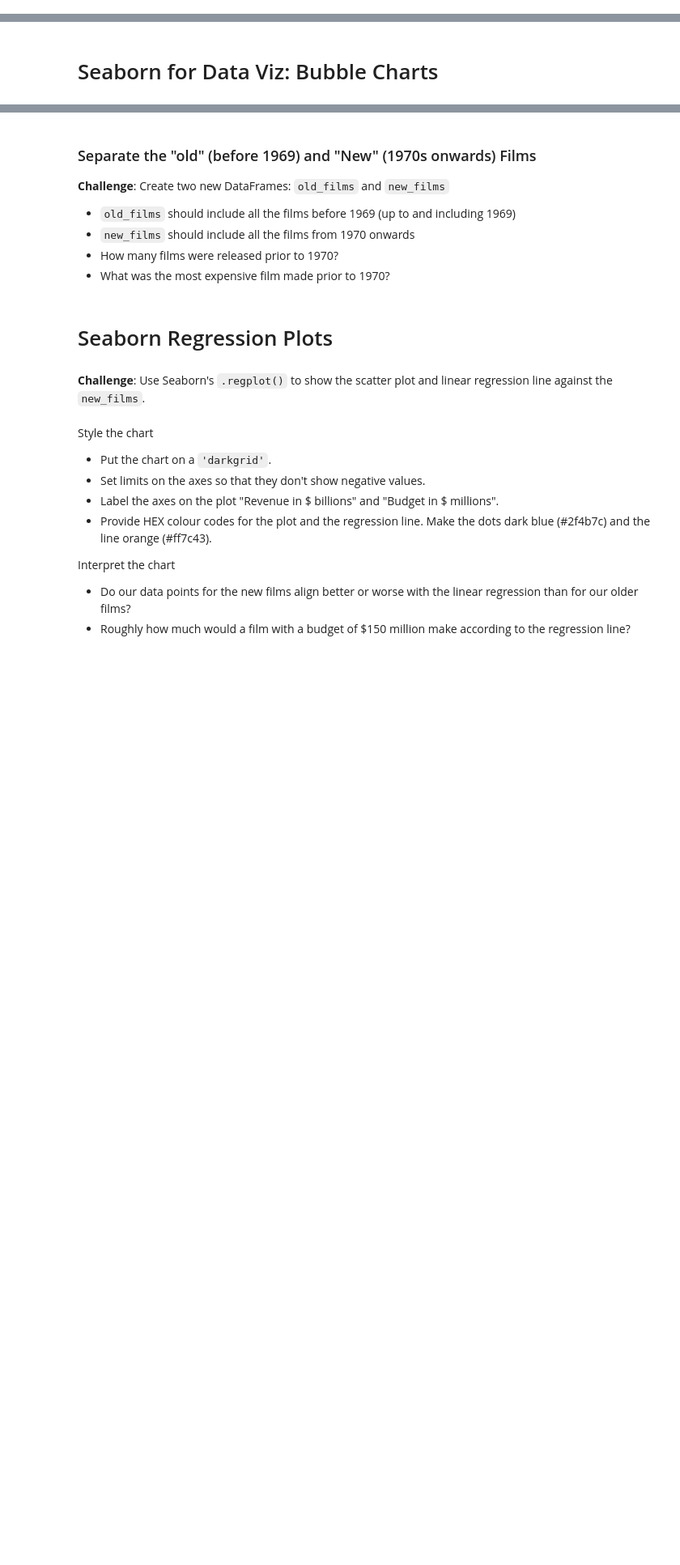
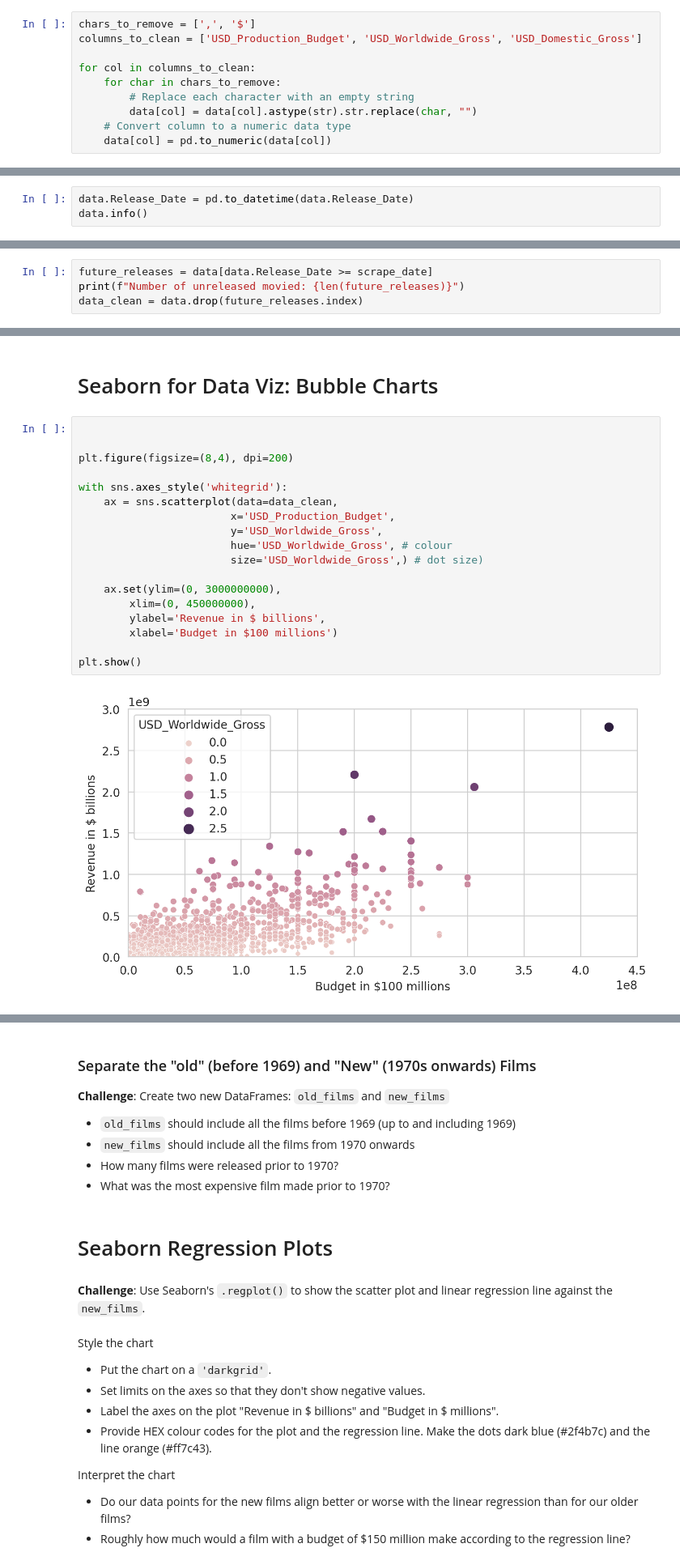
Before and after one commit to LFCamacho-dev/Seaborn-Linear-Regression-Data-Visualisation, a Jupyter notebook: Seaborn_and_Linear_Regression.ipynb, the cells around one changed output, grey strips where cells are left out. Shown at 81% size. Drawn from its saved outputs; the diff is of its cells as text; blank space fills up the shorter version.

```diff
--- a/Seaborn_and_Linear_Regression.ipynb
+++ b/Seaborn_and_Linear_Regression.ipynb
@@ -35,5 +61,18 @@ data = pd.read_csv('cost_revenue_dirty.csv')
 <br>
 <br>
 Note that *domestic* in this context refers to the United States.
+# %%
+chars_to_remove = [',', '$']
+columns_to_clean = ['USD_Production_Budget', 'USD_Worldwide_Gross', 'USD_Domestic_Gross']
+
+for col in columns_to_clean:
+    for char in chars_to_remove:
+        # Replace each character with an empty string
+        data[col] = data[col].astype(str).str.replace(char, "")
+    # Convert column to a numeric data type
+    data[col] = pd.to_numeric(data[col])
 # %% [markdown]
 **Challenge**: Convert the `Release_Date` column to a Pandas Datetime type.
+# %%
+data.Release_Date = pd.to_datetime(data.Release_Date)
+data.info()
@@ -70,3 +188,7 @@ Hint: This time you'll have to use the `and` keyword.
 # %%
 # Date of Data Collection
 scrape_date = pd.Timestamp('2018-5-1')
+# %%
+future_releases = data[data.Release_Date >= scrape_date]
+print(f"Number of unreleased movied: {len(future_releases)}")
+data_clean = data.drop(future_releases.index)
@@ -78,5 +212,25 @@ What is the percentage of films where the production costs exceeded the worldwid
 # %% [markdown]
 # Seaborn for Data Viz: Bubble Charts
+# %%
+
+
+plt.figure(figsize=(8,4), dpi=200)
+
+with sns.axes_style('whitegrid'):
+    ax = sns.scatterplot(data=data_clean,
+                        x='USD_Production_Budget',
+                        y='USD_Worldwide_Gross',
+                        hue='USD_Worldwide_Gross', # colour
+                        size='USD_Worldwide_Gross',) # dot size)
+
+    ax.set(ylim=(0, 3000000000),
+        xlim=(0, 450000000),
+        ylabel='Revenue in $ billions',
+        xlabel='Budget in $100 millions')
+
+plt.show()
+# %% [output]
+[figure, added]
 # %% [markdown]
 ### Plotting Movie Releases over Time
 
```
Also changed, not shown: parts of 15 cells of this notebook, 2 other files.
